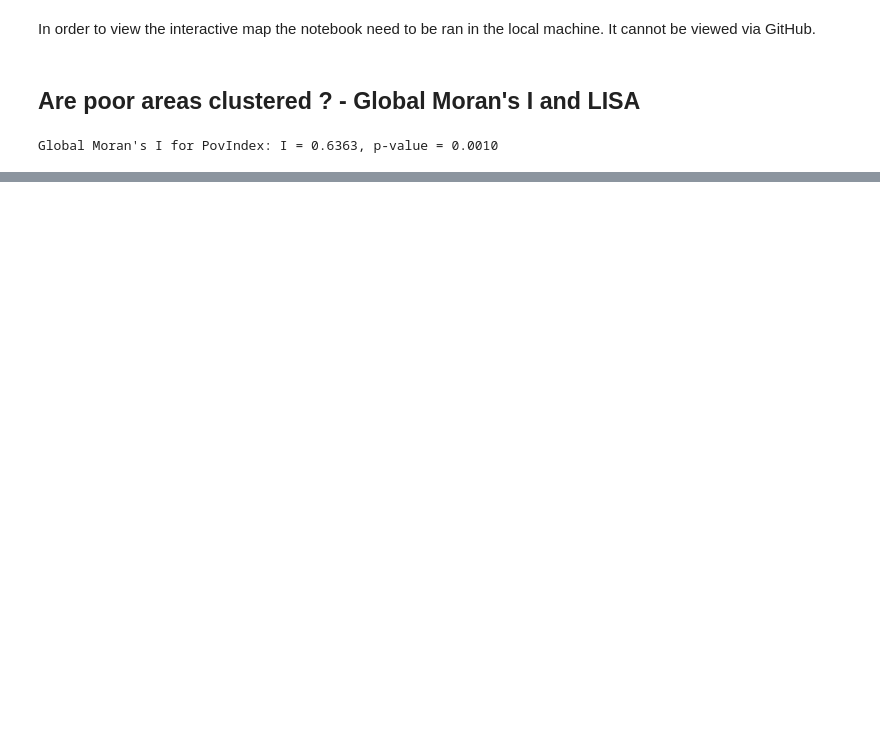
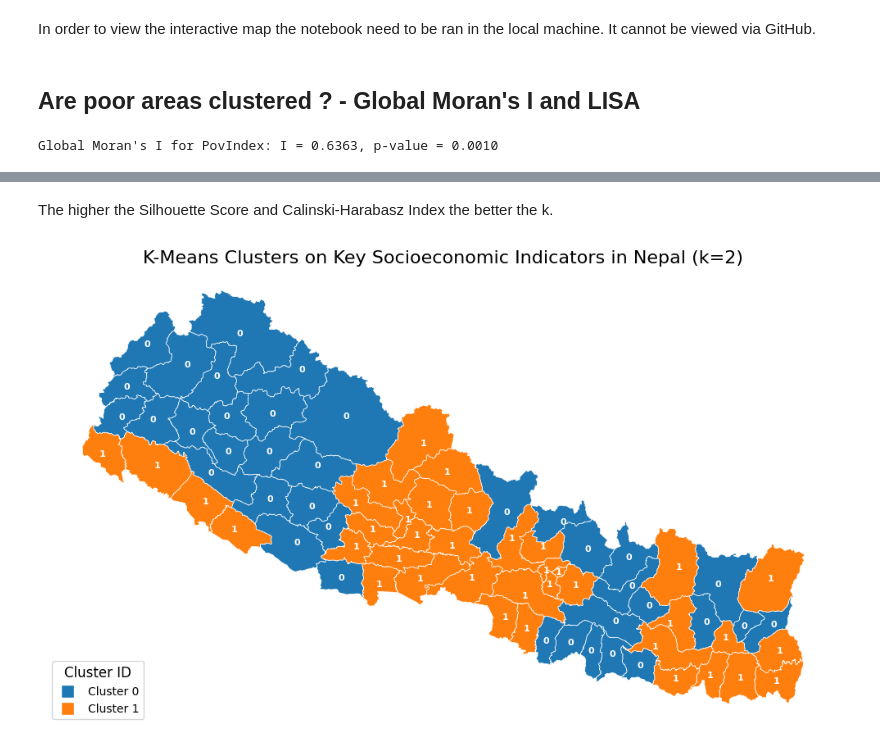
Before and after one commit to veronhoxha/health-poverty-and-education-indicators-for-nepal-districts, a Jupyter notebook: code/notebook.ipynb, the cells around one changed output, grey strips where cells are left out. Drawn from its saved outputs; the diff is of its cells as text; code cells hidden in the pictures; blank space fills up the shorter version.

Commit message:
finding districts with similar characteristics - spatial clustering (k-means, silhouette score and calinski-harabasz index calculated for finding the best k)

```diff
--- a/code/notebook.ipynb
+++ b/code/notebook.ipynb
@@ -325,0 +346,6 @@ The smaller the p-value, the lower is our threshold for statistical significance
+# %%
+#standardizing all chosen variables before clustering
+vars_to_cluster = ["povindex", "malkids", "nosafh20", "ad_illit", "pcinc", "depecprov"]
+X = gdf[vars_to_cluster].copy()
+scaler = StandardScaler()
+X_scaled = scaler.fit_transform(X)
@@ -325,0 +379,50 @@ The smaller the p-value, the lower is our threshold for statistical significance
+# %% [markdown]
+The higher the Silhouette Score and Calinski-Harabasz Index the better the k.
+# %%
+n_clusters = 2
+kmeans = KMeans(n_clusters=n_clusters, random_state=42)
+gdf["kmeans_cluster"] = kmeans.fit_predict(X_scaled)
+
+gdf_merc = gdf.to_crs(epsg=3857)
+palette = ListedColormap(plt.cm.get_cmap("tab10").colors[:n_clusters])
+
+fig, ax = plt.subplots(figsize=(10, 12))
+ax.set_facecolor("#f0f0f0")
+
+gdf_merc.plot(
+    column="kmeans_cluster",
+    categorical=True,
+    cmap=palette,
+    linewidth=0.5,
+    edgecolor="white",
+    ax=ax,
+    legend=False
+)
+
+gdf_merc["centroid"] = gdf_merc.geometry.representative_point()
+
+for idx, row in gdf_merc.iterrows():
+    ax.text(
+        row["centroid"].x,
+        row["centroid"].y,
+        str(int(row["kmeans_cluster"])),
+        ha="center",
+        va="center",
+        fontsize=8,
+        fontweight="bold",
+        color="white"
+    )
+
+handles = [plt.Line2D([0], [0], marker="s", color="w", label=f"Cluster {i}", markerfacecolor=palette(i), markersize=12)
+    for i in range(n_clusters)
+]
+
+ax.legend(handles=handles, title="Cluster ID", loc="lower left", frameon=True, facecolor="white", fontsize=10, title_fontsize=12)
+
+
+ax.set_title("K-Means Clusters on Key Socioeconomic Indicators in Nepal (k=2)", fontsize=16)
+ax.set_axis_off()
+plt.tight_layout()
+plt.show()
+# %% [output]
+[figure, added]
```
Also changed, not shown: parts of 14 cells of this notebook.
